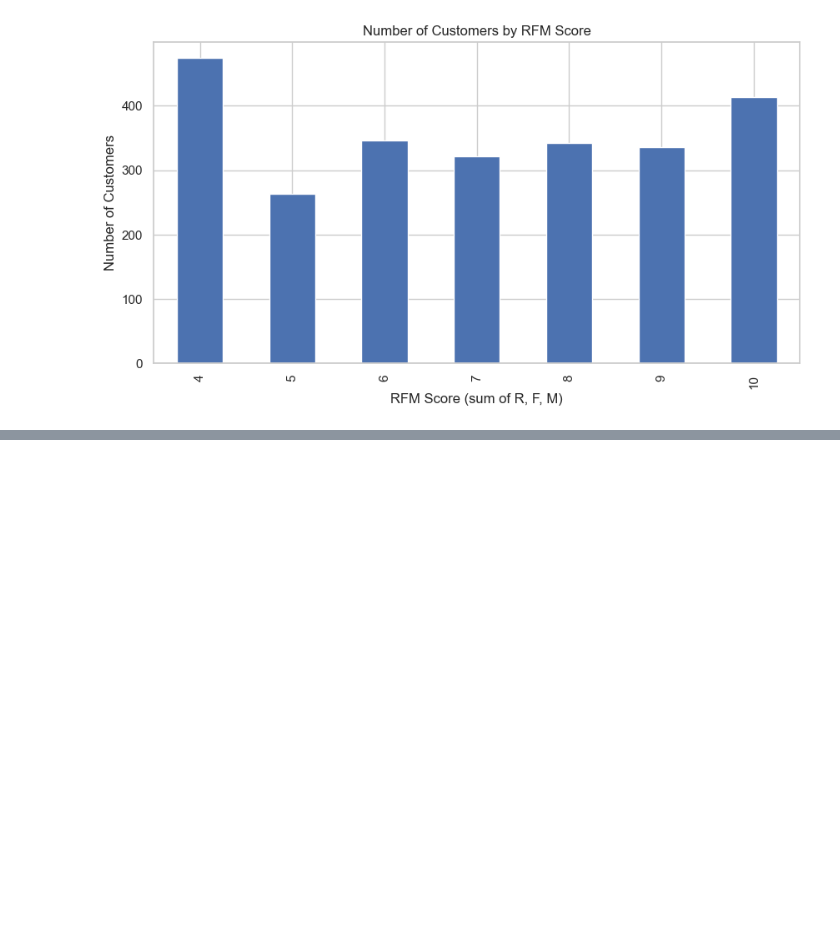
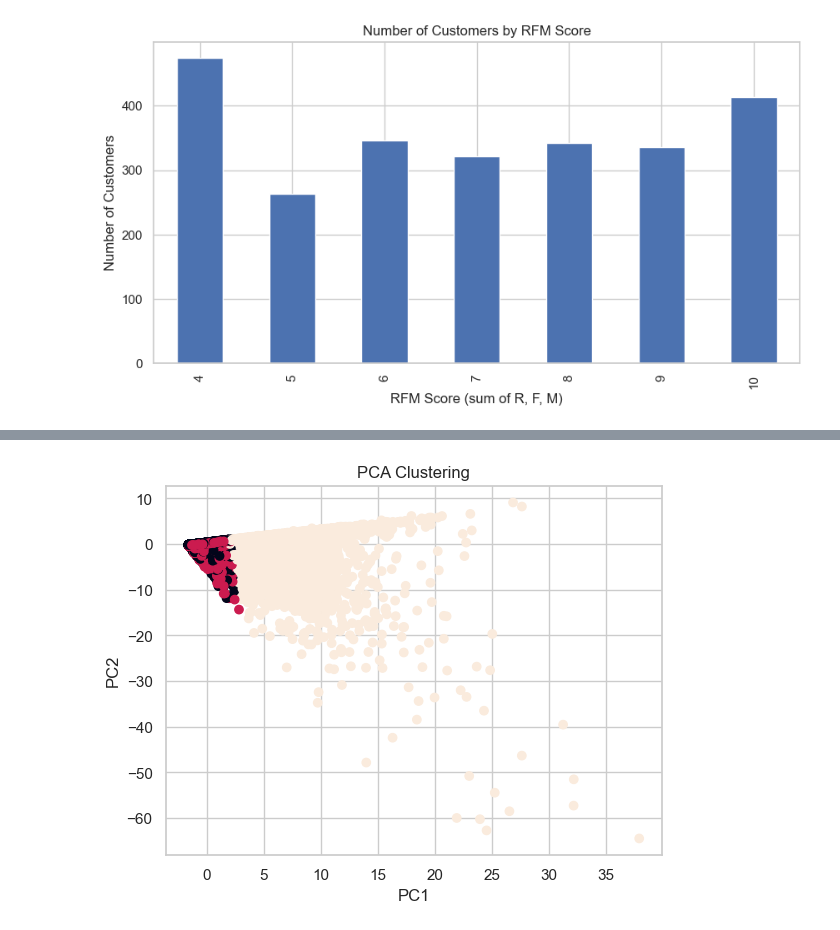
Before and after one commit to fahadmujawar/cart-based-customer-segmentation, a Jupyter notebook: DSML_EDA_pandas.ipynb, the cells around one changed output, grey strips where cells are left out. Drawn from its saved outputs; the diff is of its cells as text; code cells hidden in the pictures; blank space fills up the shorter version.

```diff
--- a/DSML_EDA_pandas.ipynb
+++ b/DSML_EDA_pandas.ipynb
@@ -871,0 +882,14 @@ Passing `palette` without assigning `hue` is deprecated and will be removed in v
+# %%
+from sklearn.decomposition import PCA
+import matplotlib.pyplot as plt
+
+pca = PCA(n_components=2)
+components = pca.fit_transform(X_scaled)
+
+plt.scatter(components[:, 0], components[:, 1], c=basket_features['cluster'])
+plt.title("PCA Clustering")
+plt.xlabel("PC1")
+plt.ylabel("PC2")
+plt.show()
+# %% [output]
+[figure, added]
```
Also changed, not shown: parts of 19 cells of this notebook.
